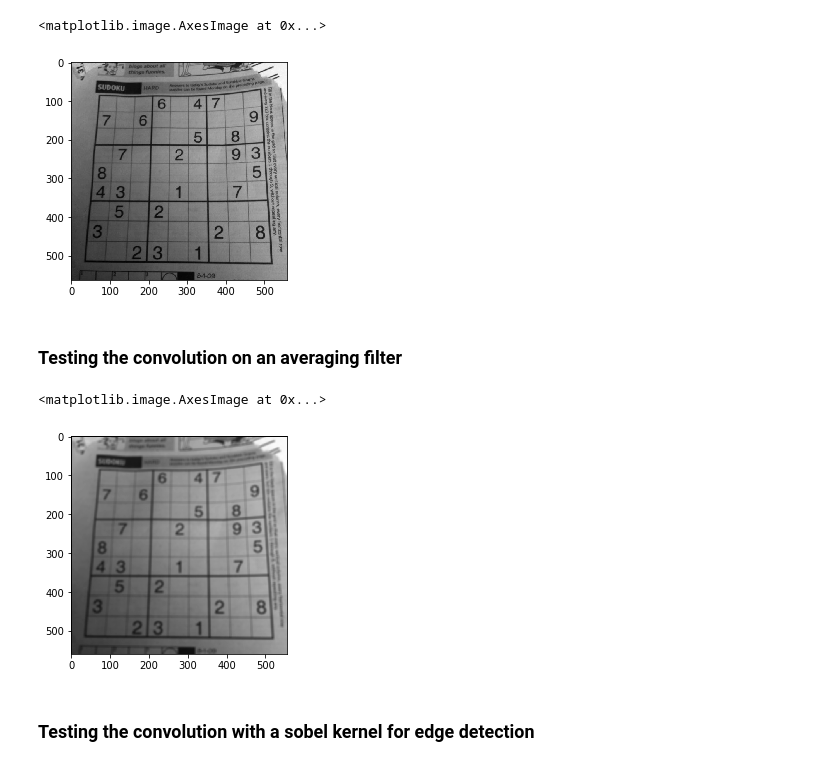
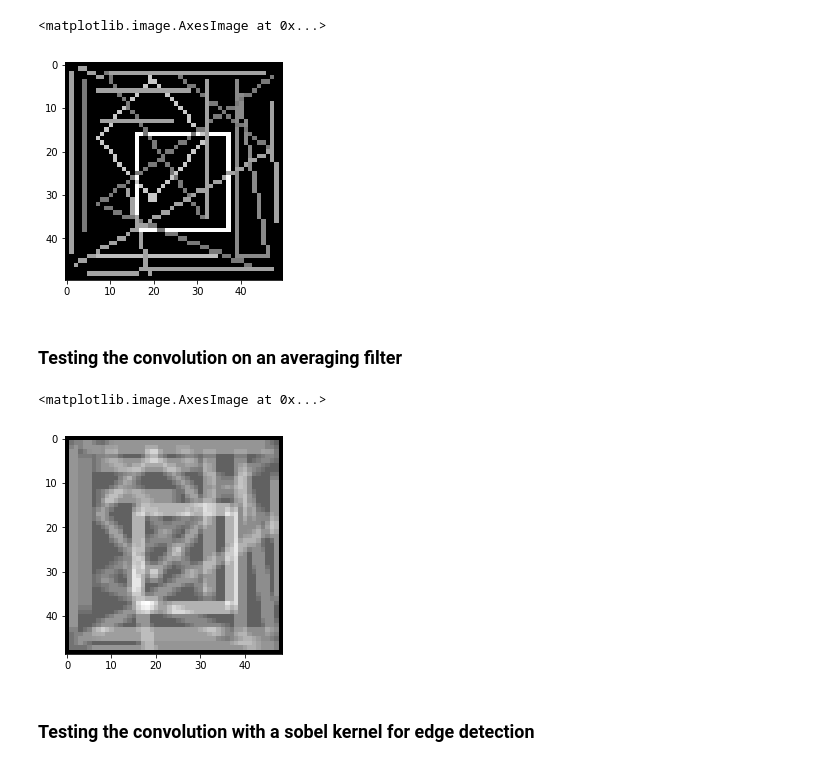
Before and after one commit to GuidoBallabio/embeddedPython, a Jupyter notebook: edge_detection.ipynb, the cells around one changed output. Cells and saved outputs as stored; diff of their text form; code cells hidden in the pictures.

```diff
--- a/edge_detection.ipynb
+++ b/edge_detection.ipynb
@@ -8,16 +8,16 @@ from scipy.ndimage import convolve
 import convolution
 import detect_edges
 # %%
-N = 7
+N = 3
 K = np.ones((N,N))/(N*N)
-img = plt.imread("sudoku.png")
+img = plt.imread("mini_shapes.png")
 gray = img.sum(axis=2)
 nRows = gray.shape[0]
 nCols = gray.shape[1]
 plt.imshow(gray,cmap="gray")
 # %% [output]
 <matplotlib.image.AxesImage at 0x...>
-[figure, old version]
+[figure, new version]
 # %% [markdown]
 ### Testing the convolution on an averaging filter
 # %%
@@ -25,7 +25,7 @@ blur = convolution.convolution(gray, K)
 plt.imshow(blur, cmap='gray')
 # %% [output]
 <matplotlib.image.AxesImage at 0x...>
-[figure, old version]
+[figure, new version]
 # %% [markdown]
 ### Testing the convolution with a sobel kernel for edge detection
 # %%
```
Also changed, not shown: parts of 2 cells of this notebook, 37 other files.
